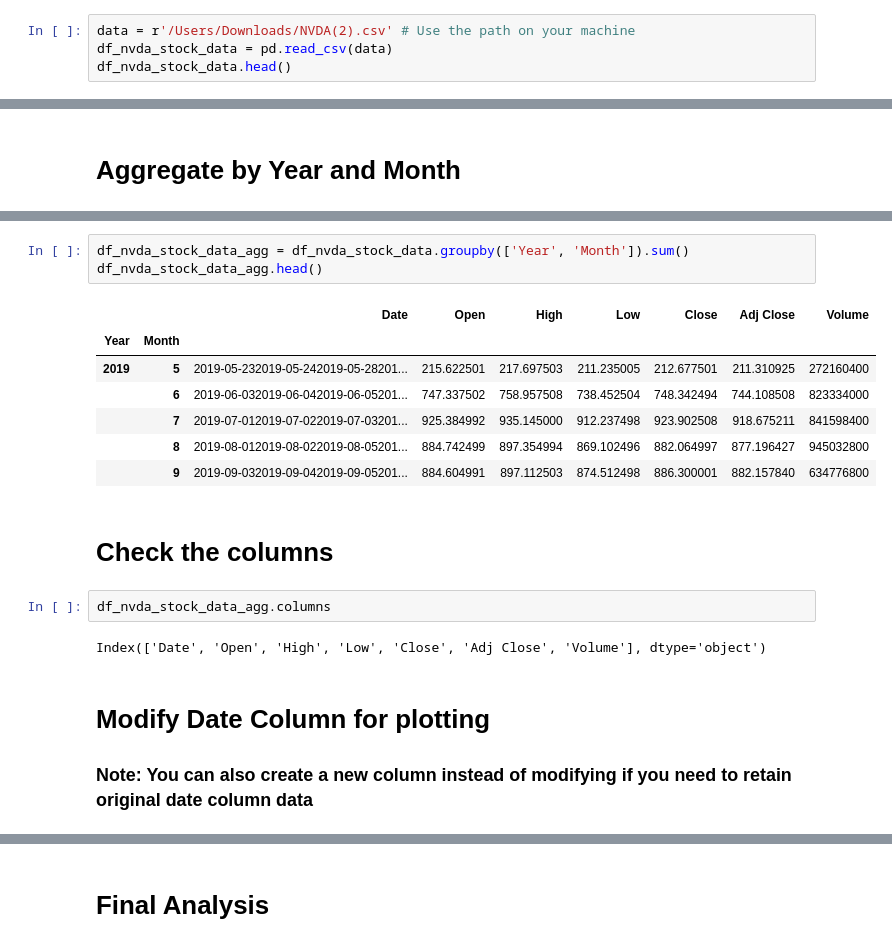
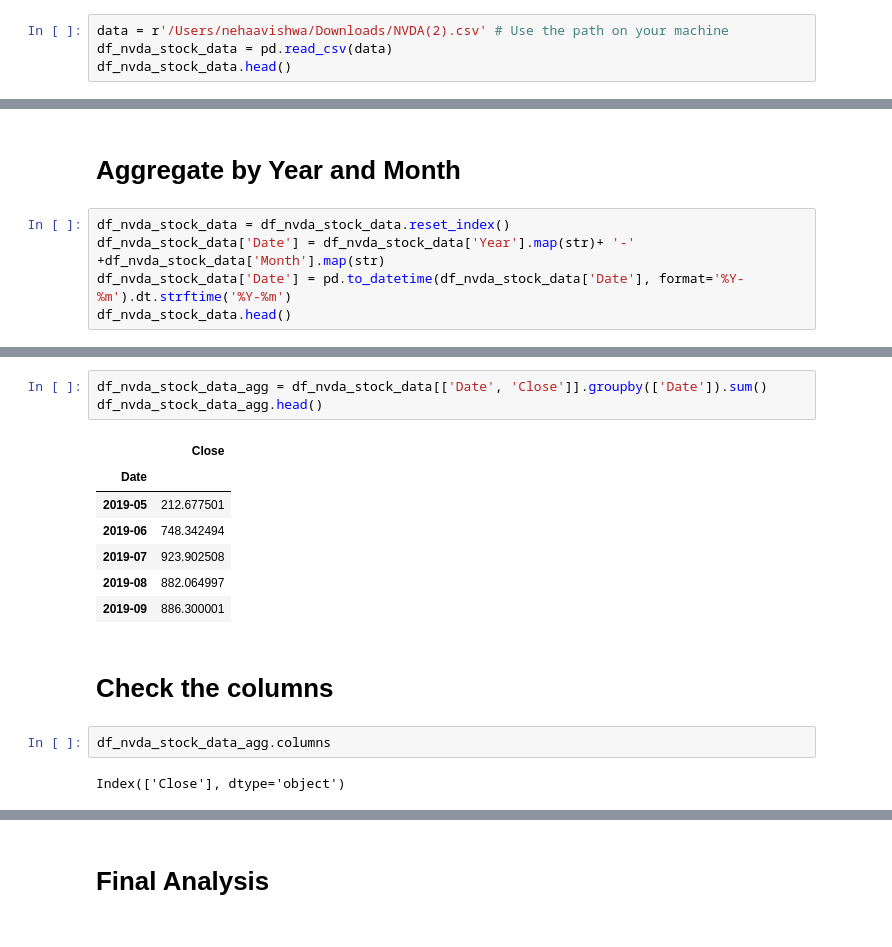
Before and after one commit to devtechie/DataEng, a Jupyter notebook: nvidia_stock_analysis.ipynb, the cells around one changed output, grey strips where cells are left out. Saved outputs shown, nothing was run; the diff lists cells and outputs as text.

```diff
--- a/nvidia_stock_analysis.ipynb
+++ b/nvidia_stock_analysis.ipynb
@@ -9,7 +9,7 @@ import pandas as pd
 # Import the dataset
 ### This dataset is downloaded from Kaggle (link provided above)
 # %%
-data = r'/Users/Downloads/NVDA(2).csv' # Use the path on your machine
+data = r'/Users/nehaavishwa/Downloads/NVDA(2).csv' # Use the path on your machine
 df_nvda_stock_data = pd.read_csv(data)
 df_nvda_stock_data.head()
 # %% [output]
@@ -40,3 +40,8 @@ df_nvda_stock_data.head()
 | 4 | 2019-05-30 | 35.077499 | 35.437500 | 34.392502 | 34.777500 | 34.580738 | 39430000 | 2019 | 5 |
 # %% [markdown]
 # Aggregate by Year and Month
+# %%
+df_nvda_stock_data = df_nvda_stock_data.reset_index()
+df_nvda_stock_data['Date'] = df_nvda_stock_data['Year'].map(str)+ '-' +df_nvda_stock_data['Month'].map(str)
+df_nvda_stock_data['Date'] = pd.to_datetime(df_nvda_stock_data['Date'], format='%Y-%m').dt.strftime('%Y-%m')
+df_nvda_stock_data.head()
@@ -43,20 +55,17 @@ df_nvda_stock_data.head()
 # %%
-df_nvda_stock_data_agg = df_nvda_stock_data.groupby(['Year', 'Month']).sum()
+df_nvda_stock_data_agg = df_nvda_stock_data[['Date', 'Close']].groupby(['Date']).sum()
 df_nvda_stock_data_agg.head()
 # %% [output]
-|  |  | Date | Open | High | Low | Close | Adj Close | Volume |
-| Year | Month |  |  |  |  |  |  |  |
-| 2019 | 5 | 2019-05-232019-05-242019-05-28201... | 215.622501 | 217.697503 | 211.235005 | 212.677501 | 211.310925 | 272160400 |
-|  | 6 | 2019-06-032019-06-042019-06-05201... | 747.337502 | 758.957508 | 738.452504 | 748.342494 | 744.108508 | 823334000 |
-|  | 7 | 2019-07-012019-07-022019-07-03201... | 925.384992 | 935.145000 | 912.237498 | 923.902508 | 918.675211 | 841598400 |
-|  | 8 | 2019-08-012019-08-022019-08-05201... | 884.742499 | 897.354994 | 869.102496 | 882.064997 | 877.196427 | 945032800 |
-|  | 9 | 2019-09-032019-09-042019-09-05201... | 884.604991 | 897.112503 | 874.512498 | 886.300001 | 882.157840 | 634776800 |
+|  | Close |
+| Date |  |
+| 2019-05 | 212.677501 |
+| 2019-06 | 748.342494 |
+| 2019-07 | 923.902508 |
+| 2019-08 | 882.064997 |
+| 2019-09 | 886.300001 |
 # %% [markdown]
 # Check the columns
 # %%
 df_nvda_stock_data_agg.columns
 # %% [output]
-Index(['Date', 'Open', 'High', 'Low', 'Close', 'Adj Close', 'Volume'], dtype='object')
+Index(['Close'], dtype='object')
-# %% [markdown]
-# Modify Date Column for plotting
-### Note: You can also create a new column instead of modifying if you need to retain original date column data
```
Also changed, not shown: parts of 5 cells of this notebook.
